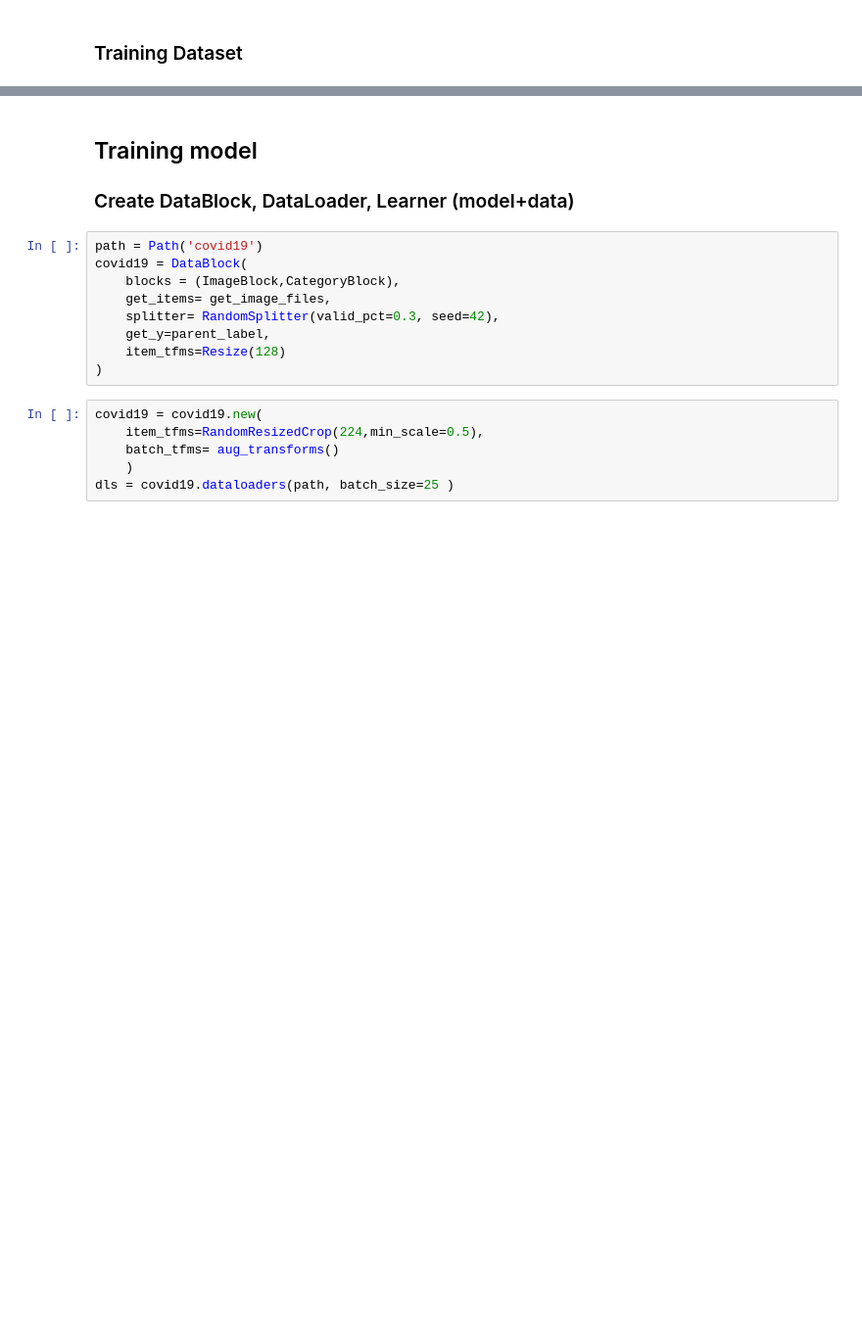
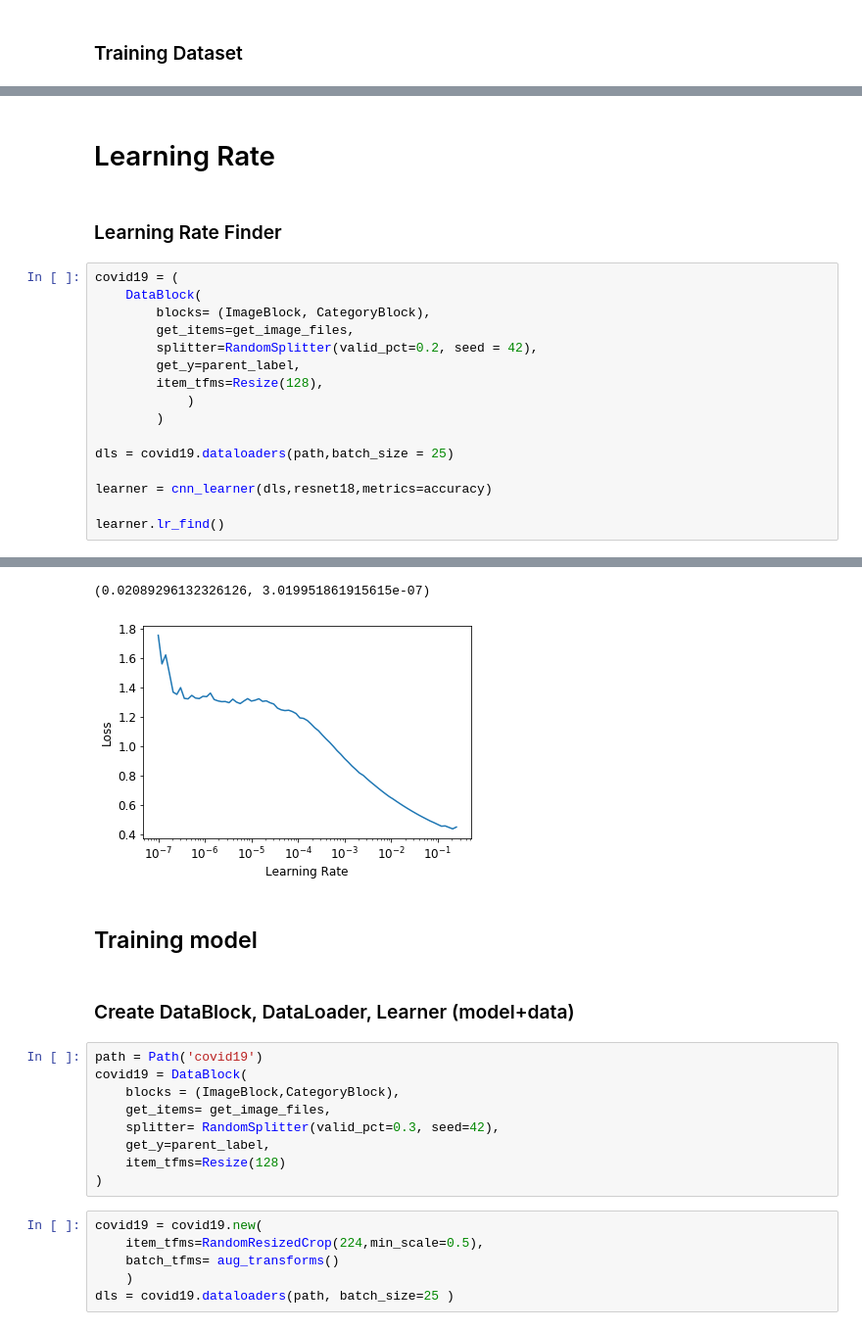
Before and after one commit to GarrettE/fastbook, a Jupyter notebook: 02_production covid19.ipynb, the cells around one changed output, grey strips where cells are left out. Shown at 98% size. Saved outputs shown, nothing was run; the diff lists cells and outputs as text; blank space fills up the shorter version.

```diff
--- a/02_production covid19.ipynb
+++ b/02_production covid19.ipynb
@@ -59,0 +80,21 @@ dls.train.show_batch(max_n=4, rows= 1)
+# %% [markdown]
+# Learning Rate
+# %% [markdown]
+### Learning Rate Finder
+# %%
+covid19 = (
+    DataBlock(
+        blocks= (ImageBlock, CategoryBlock),
+        get_items=get_image_files,
+        splitter=RandomSplitter(valid_pct=0.2, seed = 42),
+        get_y=parent_label,
+        item_tfms=Resize(128),
+            )
+        )
+
+dls = covid19.dataloaders(path,batch_size = 25)
+
+learner = cnn_learner(dls,resnet18,metrics=accuracy)
+
+learner.lr_find()
+# %% [output]
@@ -60,5 +102,8 @@ dls.train.show_batch(max_n=4, rows= 1)
+(0.02089296132326126, 3.019951861915615e-07)
+[figure, added]
+# %% [markdown]
+## Training model
 # %% [markdown]
-## Training model
 ### Create DataBlock, DataLoader, Learner (model+data)
 # %%
 path = Path('covid19')
```
Also changed, not shown: parts of 10 cells of this notebook.
